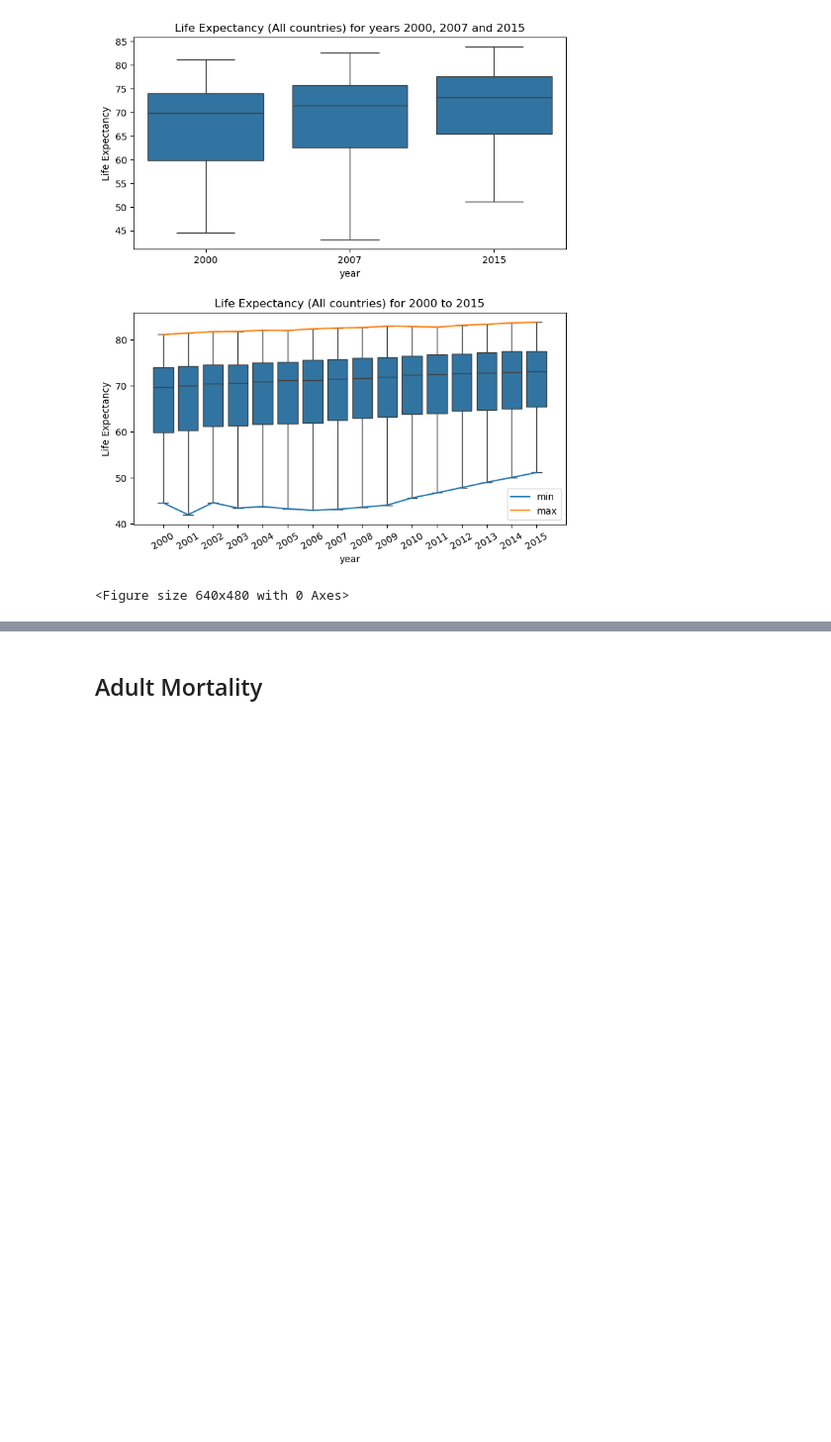
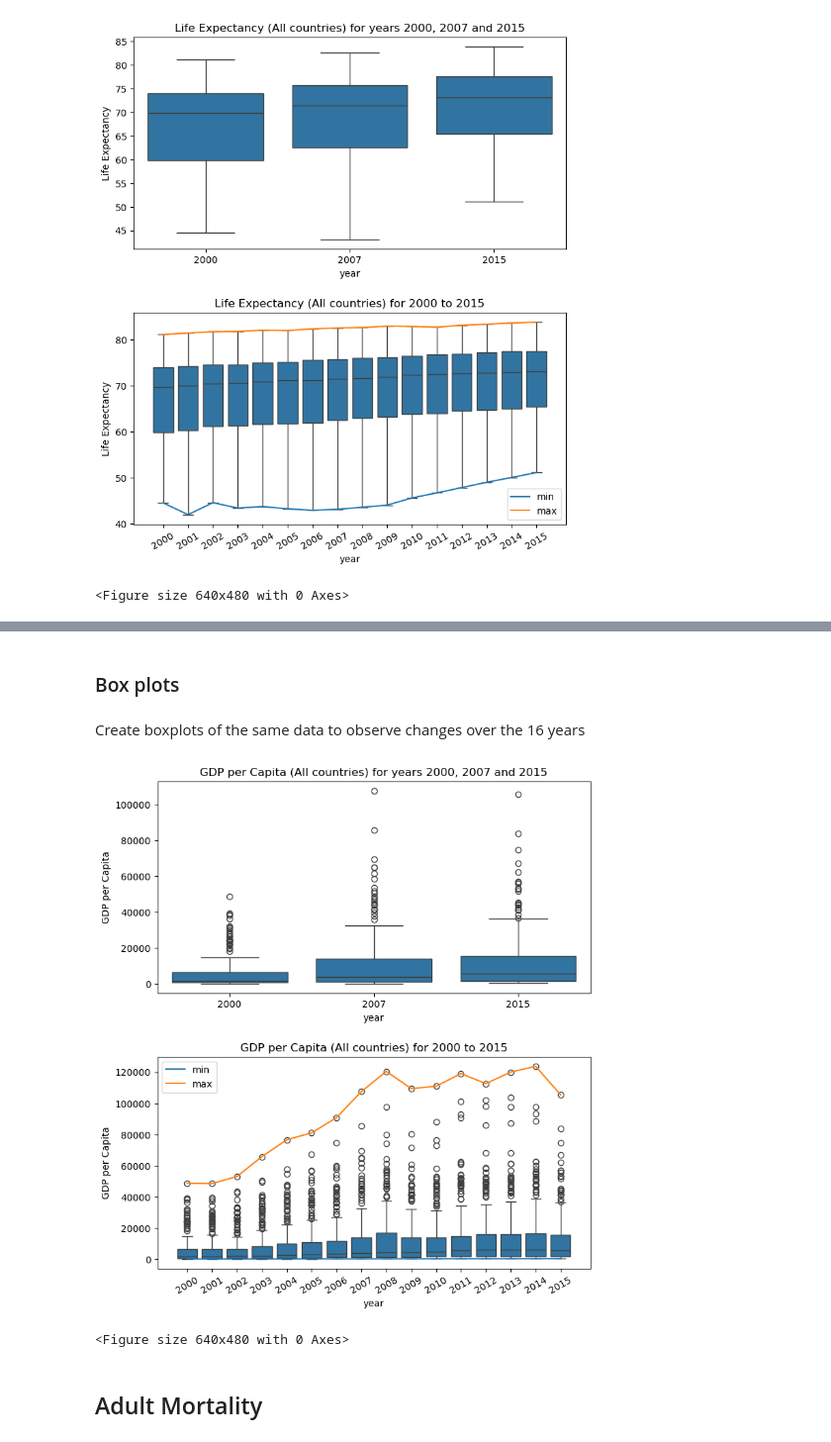
Before and after one commit to WVDevCode/Life_Expectancy_and_GDP, a Jupyter notebook: Notebooks/descriptive_analysis.ipynb, the cells around one changed output, grey strips where cells are left out. Shown at 99% size. Saved outputs shown, nothing was run; the diff lists cells and outputs as text; code cells hidden in the pictures; blank space fills up the shorter version.

```diff
--- a/Notebooks/descriptive_analysis.ipynb
+++ b/Notebooks/descriptive_analysis.ipynb
@@ -36,4 +35,6 @@ None
 # %%
 descriptive_stats_life_exp = pd.read_csv('../Datasets/Cleaned_datasets/Descriptive_Statistics_Dfs/Descriptive_Stats-All_Life_expectancy.csv').drop(columns=['Unnamed: 0'])
 
+descriptive_stats_gdp = pd.read_csv('../Datasets/Cleaned_datasets/Descriptive_Statistics_Dfs/Descriptive_stats-GDP_per_capita.csv')
+
 descriptive_stats_adult_mortality = pd.read_csv('../Datasets/Cleaned_datasets/Descriptive_Statistics_Dfs/Descriptive_Stats-All_Adult_Mortality.csv').drop(columns=['Unnamed: 0'])
@@ -133,3 +246,29 @@ plt.clf()
+# %% [markdown]
+### Box plots
+# %% [markdown]
+Create boxplots of the same data to observe changes over the 16 years
+# %%
+gdp_all_2000_2007_2015 = life_expectancy[(life_expectancy['year'] == 2000) | (life_expectancy['year'] == 2015) | (life_expectancy['year'] == 2007)]
+gdp_all_2000_to_2015 = life_expectancy
+
+ax1 = plt.subplot(2, 1, 1)
+sns.boxplot(x = gdp_all_2000_2007_2015['year'], y = gdp_all_2000_2007_2015['gdp_per_capita'])
+plt.title('GDP per Capita (All countries) for years 2000, 2007 and 2015')
+plt.ylabel('GDP per Capita')
+plt.subplots_adjust(0, 1, 1, 2.5, 3, 0.3)
+ax2 = plt.subplot(2, 1, 2)
+sns.boxplot(x = gdp_all_2000_to_2015['year'], y = gdp_all_2000_to_2015['gdp_per_capita'])
+plt.title('GDP per Capita (All countries) for 2000 to 2015')
+plt.ylabel('GDP per Capita')
+plt.xticks(rotation = 30)
+plt.plot(descriptive_stats_gdp['minimum'], label = 'min')
+plt.plot(descriptive_stats_gdp['max'], label = 'max')
+plt.legend()
+plt.show()
+plt.clf()
+# %% [output]
+[figure, added]
+<Figure size 640x480 with 0 Axes>
 # %% [markdown]
 ## Adult Mortality
 # %%
```
Also changed, not shown: parts of 12 cells of this notebook, 32 other files.
